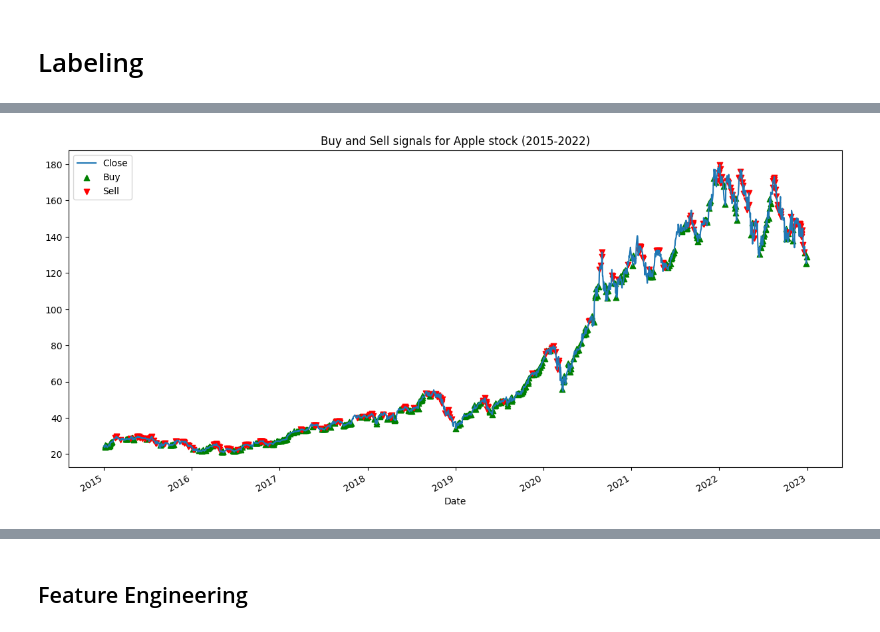
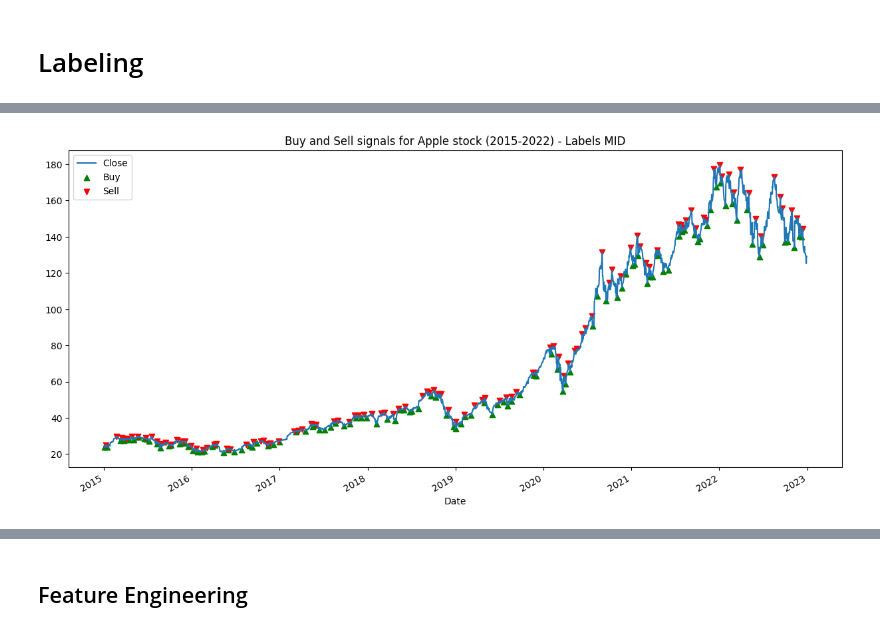
Before and after one commit to Deadeye111/fhgr-cds-305-trading-bot, a Jupyter notebook: CCN/CNN_based_TradingBot_V1.ipynb, the cells around one changed output, grey strips where cells are left out. Saved outputs shown, nothing was run; the diff lists cells and outputs as text; code cells hidden in the pictures.

Commit message:
added MID Labeling Function

```diff
--- a/CCN/CNN_based_TradingBot_V1.ipynb
+++ b/CCN/CNN_based_TradingBot_V1.ipynb
@@ -230,4 +242,2 @@ def get_labels(df, windowSize=11):
 
    return df
-# %%
-apple_df = get_labels(apple_df)
@@ -259,15 +333,15 @@ apple_df['Labels'].hist()
 # %%
 plt.figure(figsize=(15, 7))
 
 # add buy and sell signals
 # buy = green, sell = red
-buy = apple_df[(apple_df['Labels'] == 'BUY') & (apple_df.index >= '2015-01-01') & (apple_df.index <= '2022-12-31')]
-sell = apple_df[(apple_df['Labels'] == 'SELL') & (apple_df.index >= '2015-01-01') & (apple_df.index <= '2022-12-31')]
+buy = apple_df[(apple_df['Labels_MID'] == 'BUY') & (apple_df.index >= '2015-01-01') & (apple_df.index <= '2022-12-31')]
+sell = apple_df[(apple_df['Labels_MID'] == 'SELL') & (apple_df.index >= '2015-01-01') & (apple_df.index <= '2022-12-31')]
 apple_df['Close']['2015':'2022'].plot()
 plt.scatter(buy.index, buy['Close'], color='g', marker='^', alpha=1)
 plt.scatter(sell.index, sell['Close'], color='r', marker='v', alpha=1)
-plt.title('Buy and Sell signals for Apple stock (2015-2022)')
+plt.title('Buy and Sell signals for Apple stock (2015-2022) - Labels MID')
 plt.legend(['Close', 'Buy', 'Sell'])
 plt.show()
 # %% [output]
-[figure, old version]
+[figure, new version]
```
Also changed, not shown: parts of 12 cells of this notebook.
